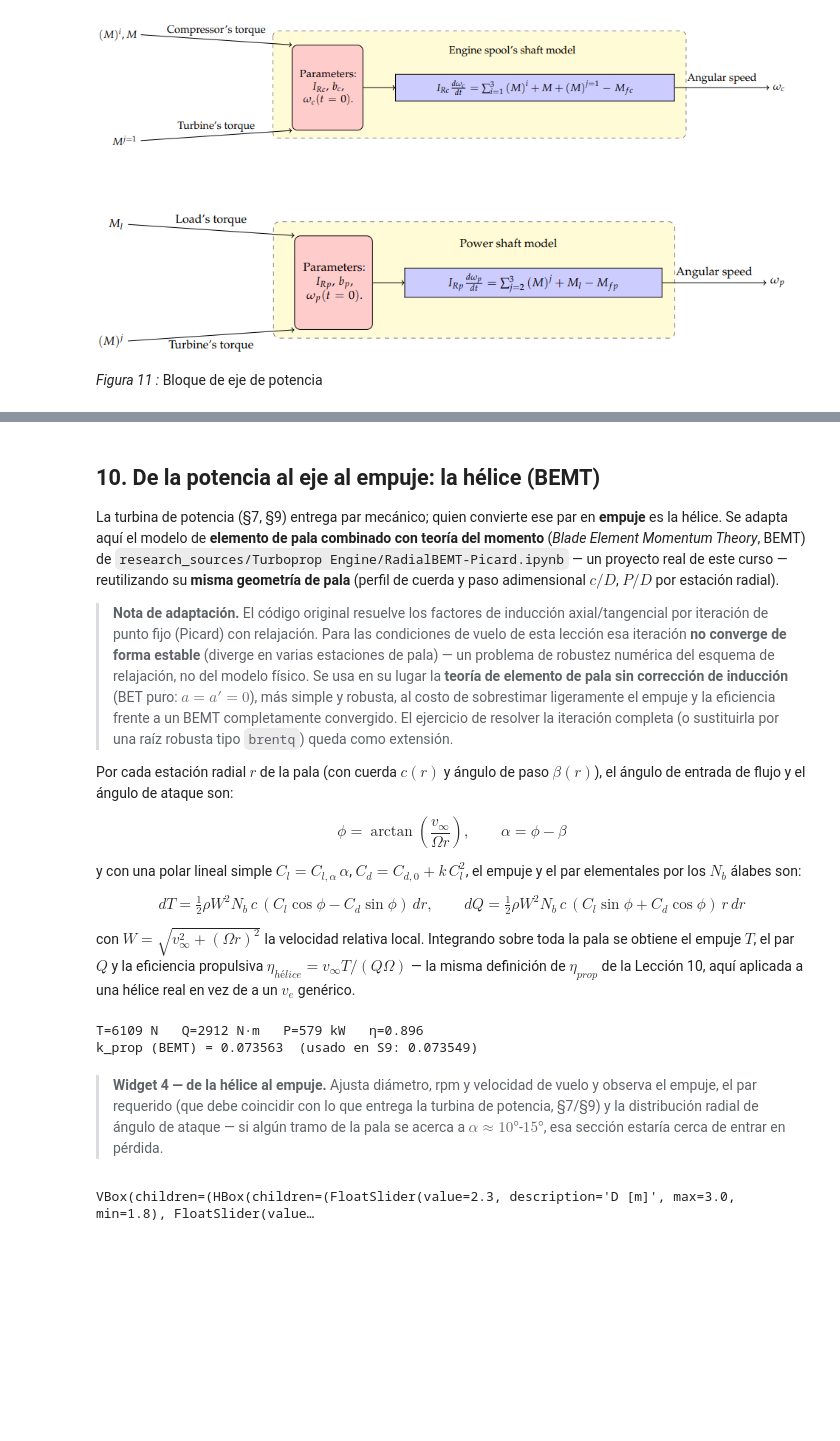
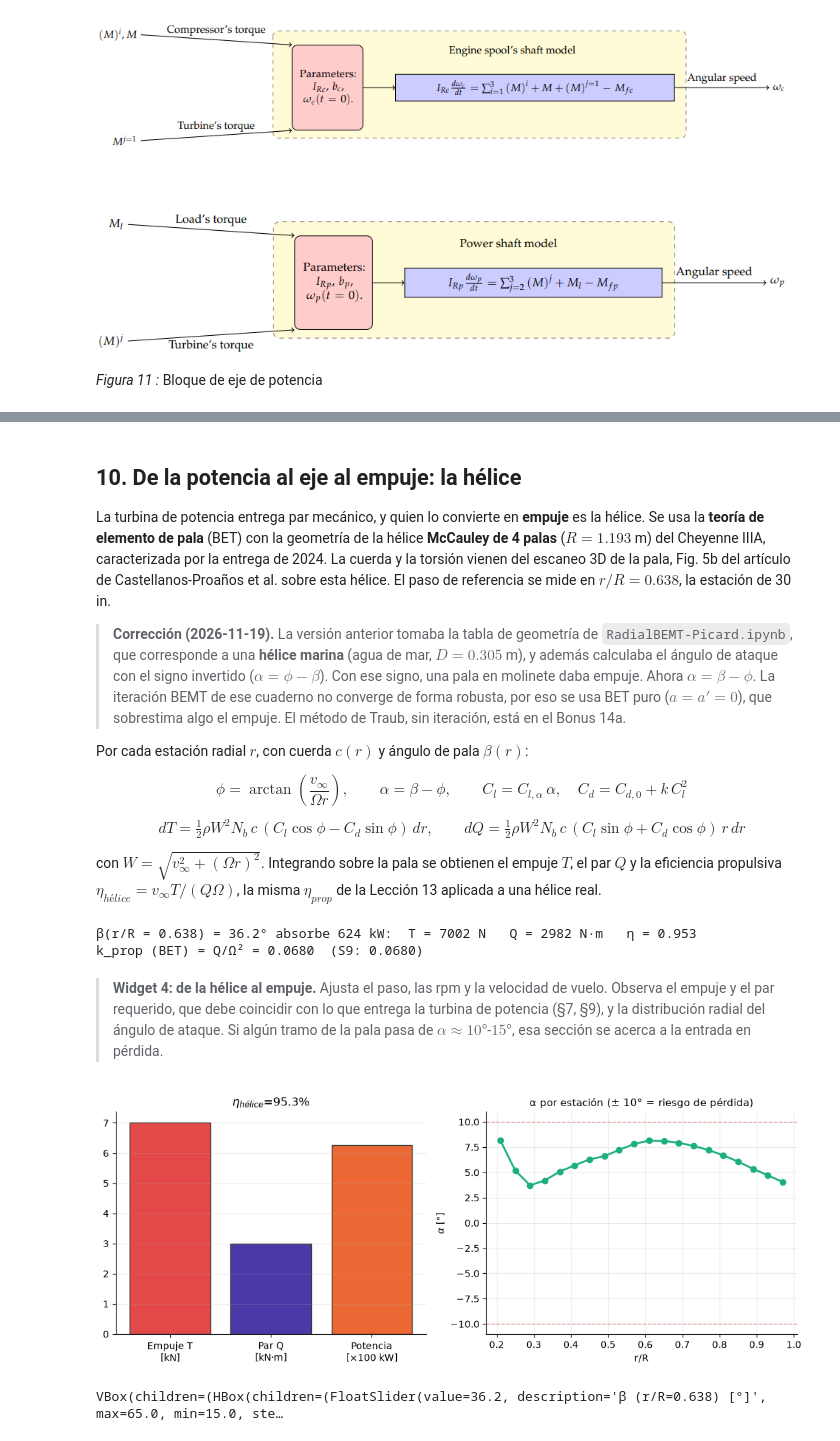
Before and after one commit to camilobayonaroa/ThermalMachines, a Jupyter notebook: notebooks/14_Lección_Modelamiento_Turbina_de_gas.ipynb, the cells around one changed output, grey strips where cells are left out. Saved outputs shown, nothing was run; the diff lists cells and outputs as text; code cells hidden in the pictures; blank space fills up the shorter version.

```diff
--- a/notebooks/14_Lección_Modelamiento_Turbina_de_gas.ipynb
+++ b/notebooks/14_Lección_Modelamiento_Turbina_de_gas.ipynb
@@ -906,85 +885,85 @@ VBox(children=(HBox(children=(FloatSlider(value=15000.0, description='$N_{gg}(0)
 # %% [markdown]
-## 10. De la potencia al eje al empuje: la hélice (BEMT)
+## 10. De la potencia al eje al empuje: la hélice
 
-La turbina de potencia (§7, §9) entrega par mecánico; quien convierte ese par en **empuje** es la hélice. Se adapta aquí el modelo de **elemento de pala combinado con teoría del momento** (*Blade Element Momentum Theory*, BEMT) de `research_sources/Turboprop Engine/RadialBEMT-Picard.ipynb` — un proyecto real de este curso — reutilizando su **misma geometría de pala** (perfil de cuerda y paso adimensional $c/D$, $P/D$ por estación radial).
+La turbina de potencia entrega par mecánico, y quien lo convierte en **empuje** es la hélice. Se usa la **teoría de elemento de pala** (BET) con la geometría de la hélice **McCauley de 4 palas** ($R=1.193$ m) del Cheyenne IIIA, caracterizada por la entrega de 2024. La cuerda y la torsión vienen del escaneo 3D de la pala, Fig. 5b del artículo de Castellanos-Proaños et al. sobre esta hélice. El paso de referencia se mide en $r/R=0.638$, la estación de 30 in.
 
-> **Nota de adaptación.** El código original resuelve los factores de inducción axial/tangencial por iteración de punto fijo (Picard) con relajación. Para las condiciones de vuelo de esta lección esa iteración **no converge de forma estable** (diverge en varias estaciones de pala) — un problema de robustez numérica del esquema de relajación, no del modelo físico. Se usa en su lugar la **teoría de elemento de pala sin corrección de inducción** (BET puro: $a=a'=0$), más simple y robusta, al costo de sobrestimar ligeramente el empuje y la eficiencia frente a un BEMT completamente convergido. El ejercicio de resolver la iteración completa (o sustituirla por una raíz robusta tipo `brentq`) queda como extensión.
+> **Corrección (2026-11-19).** La versión anterior tomaba la tabla de geometría de `RadialBEMT-Picard.ipynb`, que corresponde a una **hélice marina** (agua de mar, $D=0.305$ m), y además calculaba el ángulo de ataque con el signo invertido ($\alpha=\phi-\beta$). Con ese signo, una pala en molinete daba empuje. Ahora $\alpha=\beta-\phi$. La iteración BEMT de ese cuaderno no converge de forma robusta, por eso se usa BET puro ($a=a'=0$), que sobrestima algo el empuje. El método de Traub, sin iteración, está en el Bonus 14a.
 
-Por cada estación radial $r$ de la pala (con cuerda $c(r)$ y ángulo de paso $\beta(r)$), el ángulo de entrada de flujo y el ángulo de ataque son:
+Por cada estación radial $r$, con cuerda $c(r)$ y ángulo de pala $\beta(r)$:
 
-$$\phi=\arctan\!\left(\frac{v_\infty}{\Omega r}\right), \qquad \alpha=\phi-\beta$$
-
-y con una polar lineal simple $C_l=C_{l,\alpha}\,\alpha$, $C_d=C_{d,0}+k\,C_l^2$, el empuje y el par elementales por los $N_b$ álabes son:
+$$\phi=\arctan\!\left(\frac{v_\infty}{\Omega r}\right), \qquad \alpha=\beta-\phi,\qquad C_l=C_{l,\alpha}\,\alpha,\quad C_d=C_{d,0}+k\,C_l^2$$
 
 $$dT=\tfrac12\rho W^2 N_b\,c\,(C_l\cos\phi-C_d\sin\phi)\,dr, \qquad dQ=\tfrac12\rho W^2 N_b\,c\,(C_l\sin\phi+C_d\cos\phi)\,r\,dr$$
 
-con $W=\sqrt{v_\infty^2+(\Omega r)^2}$ la velocidad relativa local. Integrando sobre toda la pala se obtiene el empuje $T$, el par $Q$ y la eficiencia propulsiva $\eta_{hélice}=v_\infty T/(Q\Omega)$ — la misma definición de $\eta_{prop}$ de la Lección 10, aquí aplicada a una hélice real en vez de a un $v_e$ genérico.
+con $W=\sqrt{v_\infty^2+(\Omega r)^2}$. Integrando sobre la pala se obtienen el empuje $T$, el par $Q$ y la eficiencia propulsiva $\eta_{hélice}=v_\infty T/(Q\Omega)$, la misma $\eta_{prop}$ de la Lección 13 aplicada a una hélice real.
 # %%
-# BEMT adaptado de research_sources/Turboprop Engine/RadialBEMT-Picard.ipynb
-# (misma tabla de geometria de pala adimensional r/R, c/D, P/D -- celda 8 del cuaderno fuente)
-r_R = np.array([0.2, 0.3, 0.4, 0.5, 0.6, 0.7, 0.8, 0.9, 0.95, 1.0])
-c_D = np.array([0.32, 0.3635, 0.4048, 0.4392, 0.4610, 0.4622, 0.4347, 0.3613, 0.2775, 0.0])
-P_D = np.array([1.105, 1.102, 1.098, 1.093, 1.088, 1.084, 1.081, 1.079, 1.077, 1.075])
+# BET con la hélice McCauley de 4 palas: cuerda y paso local medidos por escaneo 3D
+# (Castellanos-Proaños et al., artículo McCauley, Fig. 5b; lectura de la figura, ±2° y ±3 mm)
+R_P, NB_P, R_REF = 1.193, 4, 0.638
+rR_m = [0.20, 0.25, 0.30, 0.40, 0.50, 0.60, 0.70, 0.80, 0.90, 0.97]
+c_m = [0.100, 0.135, 0.155, 0.172, 0.175, 0.174, 0.169, 0.157, 0.140, 0.118]          # [m]
+paso_m = [58.5, 49.0, 42.0, 36.0, 31.0, 27.8, 23.9, 20.0, 16.0, 13.5]                 # [°]
+r_R = np.linspace(0.21, 0.97, 20)
+cuerda = np.interp(r_R, rR_m, c_m)
+torsion = np.radians(np.interp(r_R, rR_m, paso_m) - np.interp(R_REF, rR_m, paso_m))
+Cl_alpha, Cd0, k_drag = 2*np.pi, 0.008, 0.01   # polar simple
 
-Cl_alpha, Cd0, k_drag = 2*np.pi, 0.008, 0.01   # polar simple (misma del original)
-
-def helice_bemt(D_prop=2.3, Nb=3, rpm_prop=1900.0, v_infty=85.0, rho=rho_air):
-    R = D_prop/2.0
+def helice_bemt(beta30=40.0, rpm_prop=2000.0, v_infty=85.0, rho=rho_air):
     Omega = rpm_prop*2*np.pi/60.0
-    r = r_R*R
-    dr = np.diff(r); dr = np.append(dr, dr[-1])
-    c = c_D*D_prop
-    beta = np.arctan(P_D*D_prop/(np.pi*D_prop*np.maximum(r_R, 1e-3)))
-
+    r = r_R*R_P; dr = np.gradient(r)
+    beta = np.radians(beta30) + torsion       # paso de referencia en r/R = 0.638 + torsión medida
     phi = np.arctan2(v_infty, Omega*r)
-    alpha = phi - beta
+    alpha = beta - phi                      # corregido: alfa = beta - phi
     Cl = Cl_alpha*alpha
     Cd = Cd0 + k_drag*Cl**2
     W = np.sqrt(v_infty**2 + (Omega*r)**2)
-    dT = 0.5*rho*W**2*Nb*c*(Cl*np.cos(phi) - Cd*np.sin(phi))*dr
-    dQ = 0.5*rho*W**2*Nb*c*(Cl*np.sin(phi) + Cd*np.cos(phi))*r*dr
+    dT = 0.5*rho*W**2*NB_P*cuerda*(Cl*np.cos(phi) - Cd*np.sin(phi))*dr
+    dQ = 0.5*rho*W**2*NB_P*cuerda*(Cl*np.sin(phi) + Cd*np.cos(phi))*r*dr
     T, Q = np.sum(dT), np.sum(dQ)
     Pshaft = Q*Omega
-    eta_h = v_infty*T/Pshaft if Pshaft != 0 else float("nan")
+    eta_h = v_infty*T/Pshaft if Pshaft > 0 else float("nan")
     return dict(r=r, alpha=alpha, dT=dT, dQ=dQ, T=T, Q=Q, Pshaft=Pshaft, eta=eta_h, Omega=Omega)
 
-# Verificar que este modelo reproduce el k_prop usado en S9
-res_ref = helice_bemt(rpm_prop=1900.0, v_infty=85.0)
-k_prop_bemt = res_ref["Q"]/res_ref["Omega"]**2
-print(f"T={res_ref['T']:.0f} N   Q={res_ref['Q']:.0f} N·m   P={res_ref['Pshaft']/1e3:.0f} kW   η={res_ref['eta']:.3f}")
-print(f"k_prop (BEMT) = {k_prop_bemt:.6f}  (usado en S9: 0.073549)")
+# Paso que absorbe la potencia de la turbina libre (S7) a 2000 rpm y 85 m/s: cierra el lazo con S9
+from scipy.optimize import brentq
+P_obj = 0.985*r_pt["Wdot"]
+beta_eq = brentq(lambda b: helice_bemt(b)["Pshaft"] - P_obj, 15, 70)
+res_ref = helice_bemt(beta_eq)
+print(f"β(r/R = 0.638) = {beta_eq:.1f}° absorbe {res_ref['Pshaft']/1e3:.0f} kW:  T = {res_ref['T']:.0f} N   Q = {res_ref['Q']:.0f} N·m   η = {res_ref['eta']:.3f}")
+print(f"k_prop (BET) = Q/Ω² = {res_ref['Q']/res_ref['Omega']**2:.4f}  (S9: {k_prop:.4f})")
 # %% [output]
-T=6109 N   Q=2912 N·m   P=579 kW   η=0.896
-k_prop (BEMT) = 0.073563  (usado en S9: 0.073549)
+β(r/R = 0.638) = 36.2° absorbe 624 kW:  T = 7002 N   Q = 2982 N·m   η = 0.953
+k_prop (BET) = Q/Ω² = 0.0680  (S9: 0.0680)
 # %% [markdown]
-> **Widget 4 — de la hélice al empuje.** Ajusta diámetro, rpm y velocidad de vuelo y observa el empuje, el par requerido (que debe coincidir con lo que entrega la turbina de potencia, §7/§9) y la distribución radial de ángulo de ataque — si algún tramo de la pala se acerca a $\alpha\approx 10°$-$15°$, esa sección estaría cerca de entrar en pérdida.
+> **Widget 4: de la hélice al empuje.** Ajusta el paso, las rpm y la velocidad de vuelo. Observa el empuje y el par requerido, que debe coincidir con lo que entrega la turbina de potencia (§7, §9), y la distribución radial del ángulo de ataque. Si algún tramo de la pala pasa de $\alpha\approx 10°$-$15°$, esa sección se acerca a la entrada en pérdida.
 # %%
 # WIDGET 4 — empuje de hélice vs. condiciones de vuelo
-def widget_helice(D_prop=2.3, rpm_prop=1900.0, v_infty=85.0):
-    res = helice_bemt(D_prop=D_prop, rpm_prop=rpm_prop, v_infty=v_infty)
+def widget_helice(beta30=40.0, rpm_prop=2000.0, v_infty=85.0):
+    res = helice_bemt(beta30=beta30, rpm_prop=rpm_prop, v_infty=v_infty)
     fig, (ax0, ax1) = plt.subplots(1, 2, figsize=(10.5, 4.2))
 
     ax0.bar(["Empuje T\n[kN]", "Par Q\n[kN·m]", "Potencia\n[×100 kW]"],
             [res["T"]/1e3, res["Q"]/1e3, res["Pshaft"]/1e5], color=[COL["perdida"], COL["turbina"], COL["combustion"]],
             ec=COL["tinta"])
     ax0.set_title(f"$\\eta_{{hélice}}$={res['eta']*100:.1f}%")
     ax0.grid(axis="y", alpha=0.25); ax0.spines[["top","right"]].set_visible(False)
 
     ax1.plot(r_R, np.degrees(res["alpha"]), "o-", color=COL["helice"], lw=2)
     ax1.axhline(10, color=COL["perdida"], ls="--", lw=1, alpha=0.6)
     ax1.axhline(-10, color=COL["perdida"], ls="--", lw=1, alpha=0.6)
     ax1.set_xlabel("r/R"); ax1.set_ylabel("$\\alpha$ [°]")
     ax1.set_title("α por estación (± 10° = riesgo de pérdida)", fontsize=10.5)
     ax1.grid(alpha=0.25); ax1.spines[["top","right"]].set_visible(False)
     plt.tight_layout(); plt.show()
 
-D_sl = FloatSlider(2.3, min=1.8, max=3.0, step=0.1, description="D [m]")
-rpm_sl_h = FloatSlider(1900, min=1200, max=2400, step=50, description="rpm hélice")
+D_sl = FloatSlider(round(beta_eq, 1), min=15, max=65, step=0.5, description="β (r/R=0.638) [°]")
+rpm_sl_h = FloatSlider(2000, min=1200, max=2200, step=50, description="rpm hélice")
 v_sl_h = FloatSlider(85, min=30, max=140, step=5, description="v vuelo [m/s]")
-out_hel = interactive_output(widget_helice, {"D_prop": D_sl, "rpm_prop": rpm_sl_h, "v_infty": v_sl_h})
+out_hel = interactive_output(widget_helice, {"beta30": D_sl, "rpm_prop": rpm_sl_h, "v_infty": v_sl_h})
 display(VBox([HBox([D_sl, rpm_sl_h, v_sl_h]), out_hel]))
 # %% [output]
+[figure, added]
-VBox(children=(HBox(children=(FloatSlider(value=2.3, description='D [m]', max=3.0, min=1.8), FloatSlider(value…
+VBox(children=(HBox(children=(FloatSlider(value=36.2, description='β (r/R=0.638) [°]', max=65.0, min=15.0, ste…
 # %% [markdown]
 ## Conclusión
 
```
Also changed, not shown: parts of 33 cells of this notebook, 14 other files.
